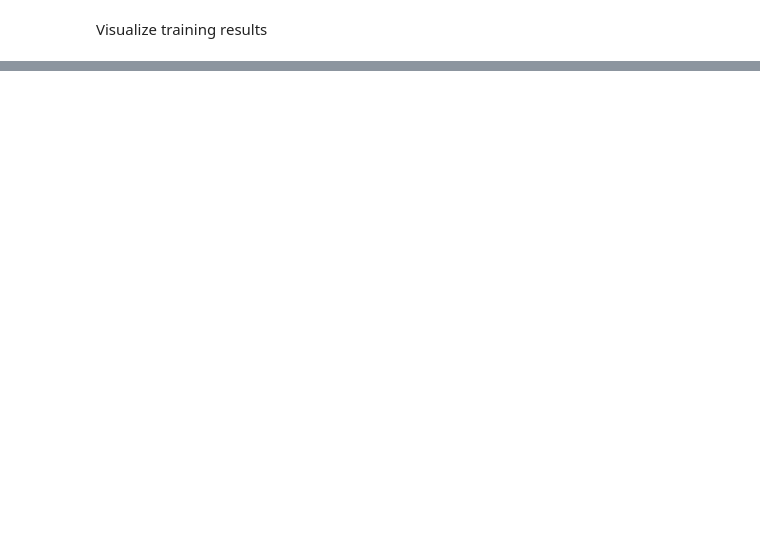
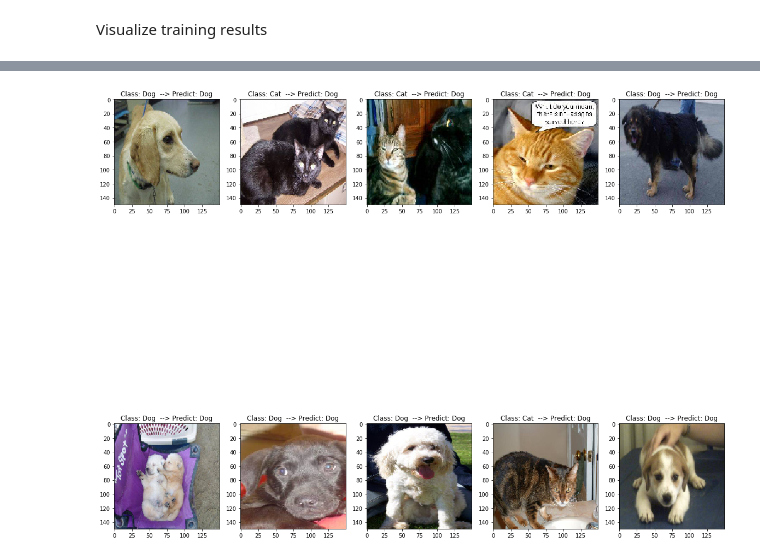
Before and after one commit to melativj/H8_PTP_FINAL_IMAGE, a Jupyter notebook: CatDog_Classifications.ipynb, the cells around one changed output, grey strips where cells are left out. Cells and saved outputs as stored; diff of their text form; code cells hidden in the pictures; blank space fills up the shorter version.

```diff
--- a/CatDog_Classifications.ipynb
+++ b/CatDog_Classifications.ipynb
@@ -258,0 +286,23 @@ plt.show()
+# %%
+# Membuat definisi fungsi untuk membuat plot dengan bentuk 2 baris dan 5 kolom gambar beserta label datanya
+def plotImages(images_arr, label_arr):
+    fig, axes = plt.subplots(2, 5, figsize=(20,20))
+    axes = axes.flatten()
+    for img, lbl, ax in zip( images_arr, label_arr, axes):
+        #result_2 = model.predict(x = img)
+        #lbl_pred = np.argmax(result_2)
+        ax.imshow(img)
+        ax.axis()
+        #ax.subplots_adjust(wspace=.5, hspace=.5)
+
+        ax.set_title("Class: {}  --> Predict: {}".format(class_names[int(lbl)], class_names[lbl_pred]))
+        #ax.set_title("Class: {}".format(class_names[no_lbl]))
+    #plt.tight_layout()
+    #plt.subplots_adjust(wspace=.5, hspace=.5)
+    plt.show()
+
+
+# Memplot data dengan definisi fungsi yang telah dibuat
+plotImages(image_test[:10], label_test[:10])
+# %% [output]
+[figure, added]
```
Also changed, not shown: parts of 11 cells of this notebook.
